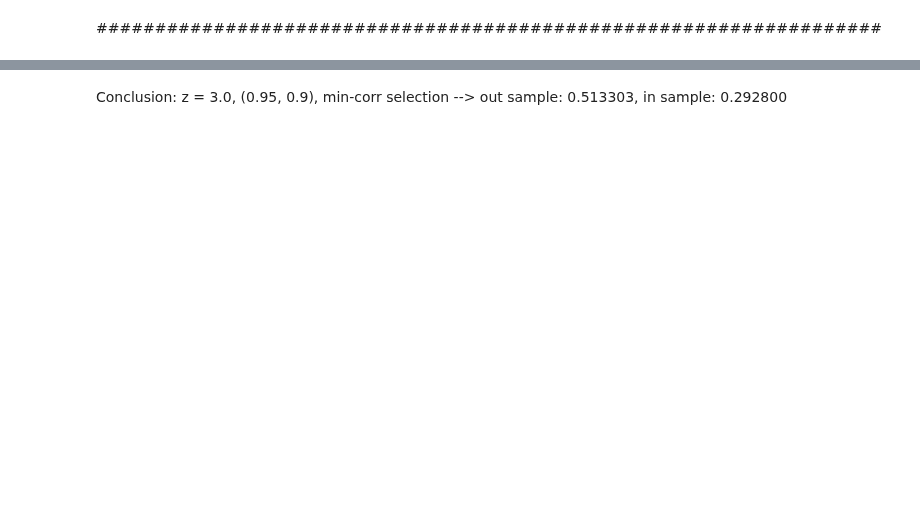
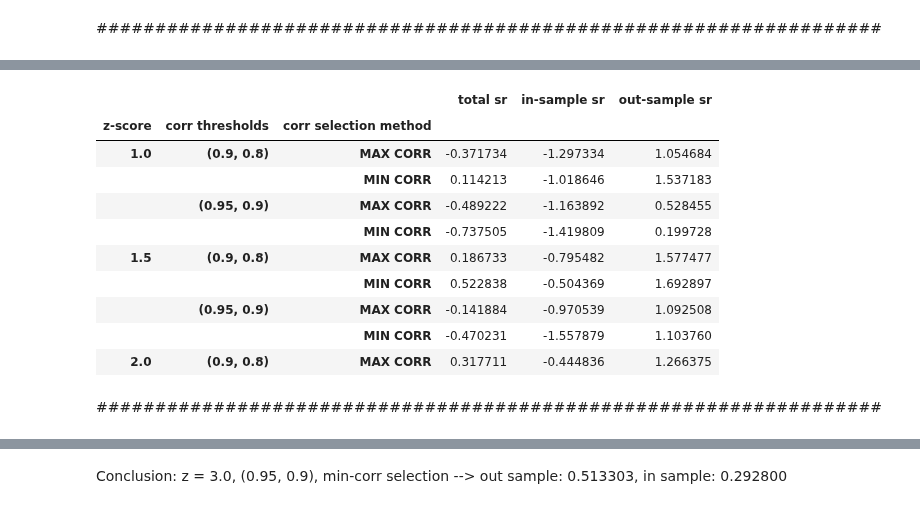
Before and after one commit to wbchristerson/jn-learning, a Jupyter notebook: strategy_09a_triples_trading.ipynb, the cells around one changed output, grey strips where cells are left out. Saved outputs shown, nothing was run; the diff lists cells and outputs as text; code cells hidden in the pictures; blank space fills up the shorter version.

```diff
--- a/strategy_09a_triples_trading.ipynb
+++ b/strategy_09a_triples_trading.ipynb
@@ -475,0 +445,4 @@ outcome_df.to_csv("./strat_09a_01_results.csv")
+# %%
+outcome_df = pd.read_csv("./strat_09a_5d_to_trade_results.csv",
+                         index_col=["z-score", "corr thresholds", "corr selection method"])
+outcome_df
@@ -475,0 +460,13 @@ outcome_df.to_csv("./strat_09a_01_results.csv")
+# %%
+raw_outcome_data = {"total sr": [], "in-sample sr": [], "out-sample sr": []}
+indices = []
+
+for (df_index, df_val) in outcome_df.iterrows():
+    dict_index = (df_index[0], tuple(map(float, df_index[1][1:-1].split(','))), df_index[2])
+
+    indices.append(dict_index)
+    raw_outcome_data["total sr"].append(df_val["total sr"])
+    raw_outcome_data["in-sample sr"].append(df_val["in-sample sr"])
+    raw_outcome_data["out-sample sr"].append(df_val["out-sample sr"])
+
+raw_outcome_data
@@ -475,0 +491,28 @@ outcome_df.to_csv("./strat_09a_01_results.csv")
+# %%
+tuple_index = (index_selections[index_selection_index][0],
+               index_selections[index_selection_index][1],
+               "MIN CORR" if index_selections[index_selection_index][2] else "MAX CORR")
+
+raw_outcome_data["total sr"].append(sharpe_ratio_ser["total sr"])
+raw_outcome_data["in-sample sr"].append(sharpe_ratio_ser["in-sample sr"])
+raw_outcome_data["out-sample sr"].append(sharpe_ratio_ser["out-sample sr"])
+indices.append(tuple_index)
+
+outcome_df = pd.DataFrame(
+    raw_outcome_data,
+    index=pd.MultiIndex.from_tuples(indices, names=["z-score", "corr thresholds", "corr selection method"])
+)
+# outcome_df.index.set_names(["z-score", "corr thresholds", "corr selection method"], inplace=True)
+outcome_df
+# %% [output]
+|  |  |  | total sr | in-sample sr | out-sample sr |
+| z-score | corr thresholds | corr selection method |  |  |  |
+| 1.0 | (0.9, 0.8) | MAX CORR | -0.371734 | -1.297334 | 1.054684 |
+|  |  | MIN CORR | 0.114213 | -1.018646 | 1.537183 |
+|  | (0.95, 0.9) | MAX CORR | -0.489222 | -1.163892 | 0.528455 |
+|  |  | MIN CORR | -0.737505 | -1.419809 | 0.199728 |
+| 1.5 | (0.9, 0.8) | MAX CORR | 0.186733 | -0.795482 | 1.577477 |
+|  |  | MIN CORR | 0.522838 | -0.504369 | 1.692897 |
+|  | (0.95, 0.9) | MAX CORR | -0.141884 | -0.970539 | 1.092508 |
+|  |  | MIN CORR | -0.470231 | -1.557879 | 1.103760 |
+| 2.0 | (0.9, 0.8) | MAX CORR | 0.317711 | -0.444836 | 1.266375 |
@@ -476,3 +521,5 @@ outcome_df.to_csv("./strat_09a_01_results.csv")
+# %% [markdown]
+###################################################################
 # %%
 outcome_df = pd.read_csv("./strat_09a_results.csv", index_col=["z-score", "corr thresholds", "corr priority"])
 outcome_df
```
Also changed, not shown: parts of 23 cells of this notebook, 4 other files.
